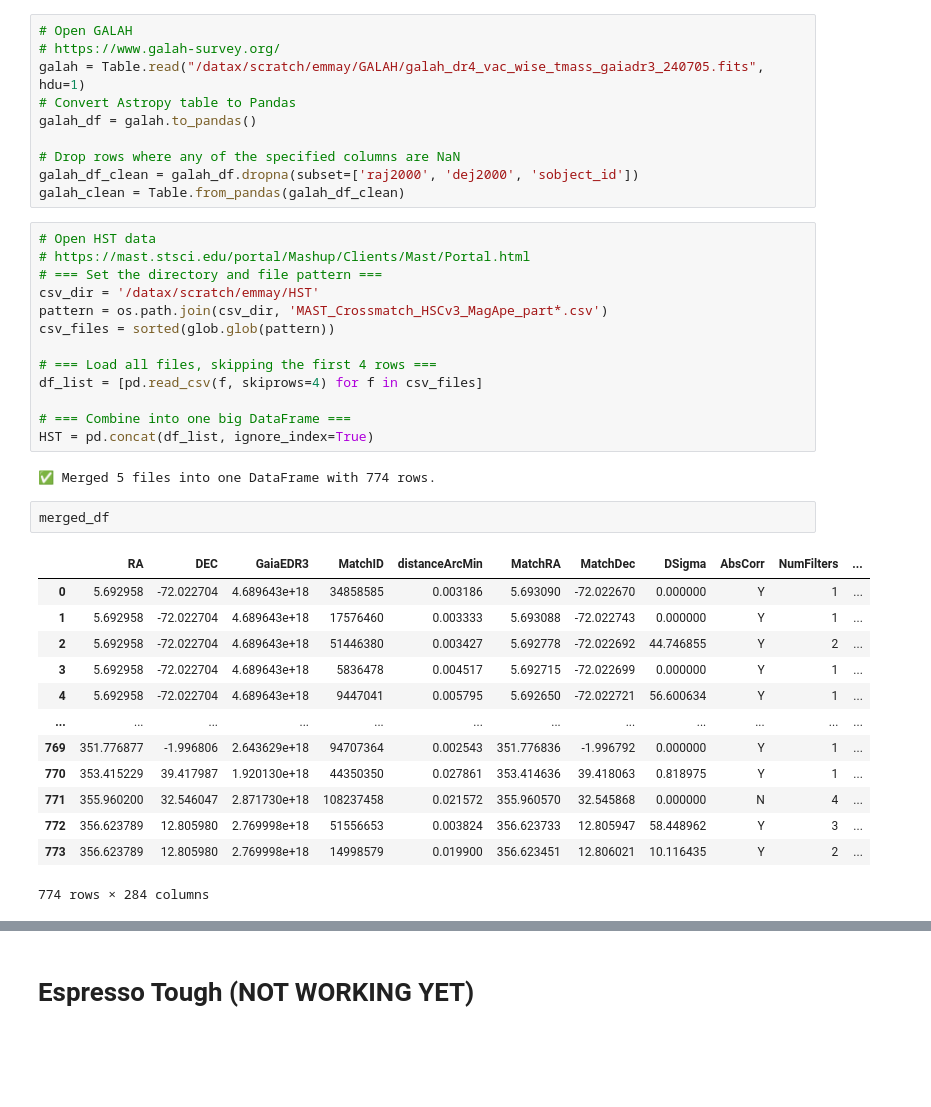
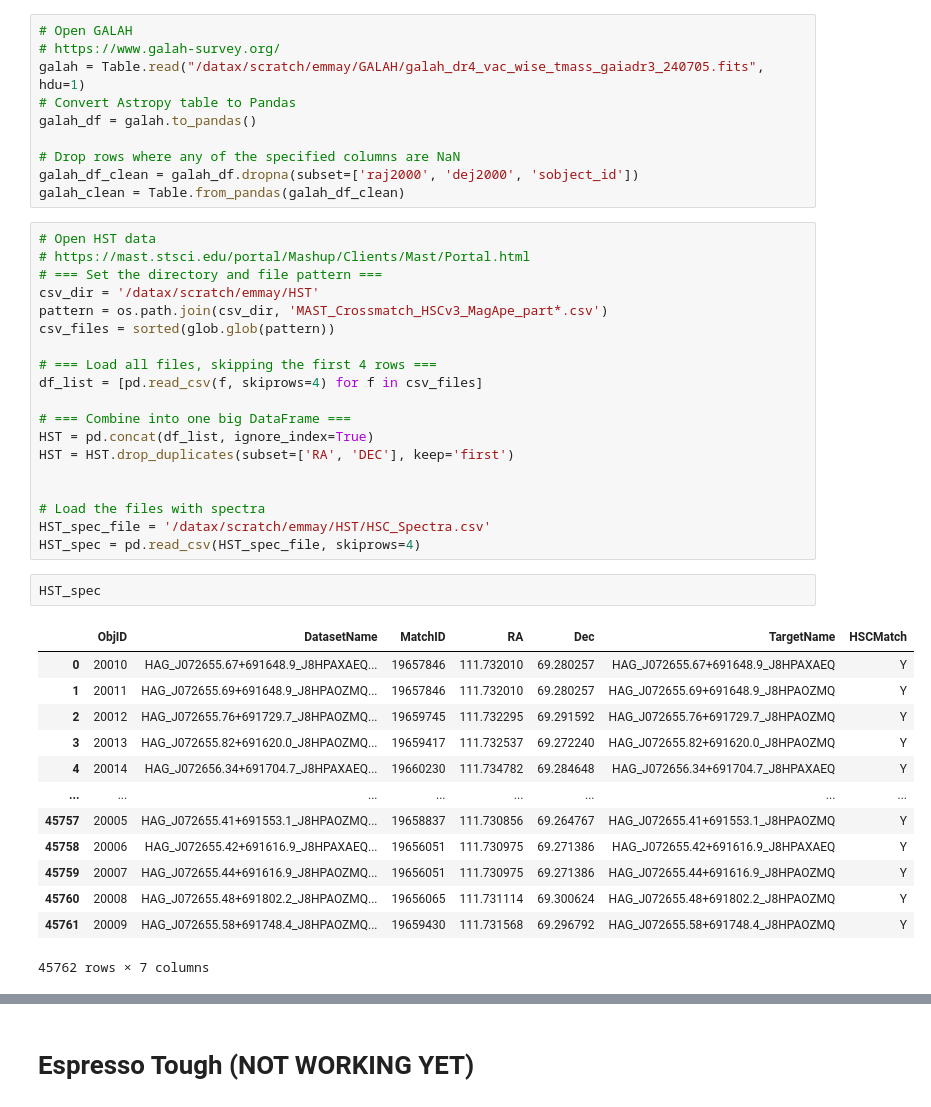
Before and after one commit to eyu22/BL2025, a Jupyter notebook: compile_catalogs.ipynb, the cells around one changed output, grey strips where cells are left out. Cells and saved outputs as stored; diff of their text form; blank space fills up the shorter version.

```diff
--- a/compile_catalogs.ipynb
+++ b/compile_catalogs.ipynb
@@ -170,21 +170,25 @@ df_list = [pd.read_csv(f, skiprows=4) for f in csv_files]
 
 # === Combine into one big DataFrame ===
 HST = pd.concat(df_list, ignore_index=True)
+HST = HST.drop_duplicates(subset=['RA', 'DEC'], keep='first')
+
+
+# Load the files with spectra
+HST_spec_file = '/datax/scratch/emmay/HST/HSC_Spectra.csv'
+HST_spec = pd.read_csv(HST_spec_file, skiprows=4)
-# %% [output]
-✅ Merged 5 files into one DataFrame with 774 rows.
-# %%
-merged_df
-# %% [output]
-|  | RA | DEC | GaiaEDR3 | MatchID | distanceArcMin | MatchRA | MatchDec | DSigma | AbsCorr | NumFilters | ... |
-| 0 | 5.692958 | -72.022704 | 4.689643e+18 | 34858585 | 0.003186 | 5.693090 | -72.022670 | 0.000000 | Y | 1 | ... |
-| 1 | 5.692958 | -72.022704 | 4.689643e+18 | 17576460 | 0.003333 | 5.693088 | -72.022743 | 0.000000 | Y | 1 | ... |
-| 2 | 5.692958 | -72.022704 | 4.689643e+18 | 51446380 | 0.003427 | 5.692778 | -72.022692 | 44.746855 | Y | 2 | ... |
-| 3 | 5.692958 | -72.022704 | 4.689643e+18 | 5836478 | 0.004517 | 5.692715 | -72.022699 | 0.000000 | Y | 1 | ... |
-| 4 | 5.692958 | -72.022704 | 4.689643e+18 | 9447041 | 0.005795 | 5.692650 | -72.022721 | 56.600634 | Y | 1 | ... |
-| ... | ... | ... | ... | ... | ... | ... | ... | ... | ... | ... | ... |
-| 769 | 351.776877 | -1.996806 | 2.643629e+18 | 94707364 | 0.002543 | 351.776836 | -1.996792 | 0.000000 | Y | 1 | ... |
-| 770 | 353.415229 | 39.417987 | 1.920130e+18 | 44350350 | 0.027861 | 353.414636 | 39.418063 | 0.818975 | Y | 1 | ... |
-| 771 | 355.960200 | 32.546047 | 2.871730e+18 | 108237458 | 0.021572 | 355.960570 | 32.545868 | 0.000000 | N | 4 | ... |
-| 772 | 356.623789 | 12.805980 | 2.769998e+18 | 51556653 | 0.003824 | 356.623733 | 12.805947 | 58.448962 | Y | 3 | ... |
-| 773 | 356.623789 | 12.805980 | 2.769998e+18 | 14998579 | 0.019900 | 356.623451 | 12.806021 | 10.116435 | Y | 2 | ... |
-774 rows × 284 columns
+# %%
+HST_spec
+# %% [output]
+|  | ObjID | DatasetName | MatchID | RA | Dec | TargetName | HSCMatch |
+| 0 | 20010 | HAG_J072655.67+691648.9_J8HPAXAEQ... | 19657846 | 111.732010 | 69.280257 | HAG_J072655.67+691648.9_J8HPAXAEQ | Y |
+| 1 | 20011 | HAG_J072655.69+691648.9_J8HPAOZMQ... | 19657846 | 111.732010 | 69.280257 | HAG_J072655.69+691648.9_J8HPAOZMQ | Y |
+| 2 | 20012 | HAG_J072655.76+691729.7_J8HPAOZMQ... | 19659745 | 111.732295 | 69.291592 | HAG_J072655.76+691729.7_J8HPAOZMQ | Y |
+| 3 | 20013 | HAG_J072655.82+691620.0_J8HPAOZMQ... | 19659417 | 111.732537 | 69.272240 | HAG_J072655.82+691620.0_J8HPAOZMQ | Y |
+| 4 | 20014 | HAG_J072656.34+691704.7_J8HPAXAEQ... | 19660230 | 111.734782 | 69.284648 | HAG_J072656.34+691704.7_J8HPAXAEQ | Y |
+| ... | ... | ... | ... | ... | ... | ... | ... |
+| 45757 | 20005 | HAG_J072655.41+691553.1_J8HPAOZMQ... | 19658837 | 111.730856 | 69.264767 | HAG_J072655.41+691553.1_J8HPAOZMQ | Y |
+| 45758 | 20006 | HAG_J072655.42+691616.9_J8HPAXAEQ... | 19656051 | 111.730975 | 69.271386 | HAG_J072655.42+691616.9_J8HPAXAEQ | Y |
+| 45759 | 20007 | HAG_J072655.44+691616.9_J8HPAOZMQ... | 19656051 | 111.730975 | 69.271386 | HAG_J072655.44+691616.9_J8HPAOZMQ | Y |
+| 45760 | 20008 | HAG_J072655.48+691802.2_J8HPAOZMQ... | 19656065 | 111.731114 | 69.300624 | HAG_J072655.48+691802.2_J8HPAOZMQ | Y |
+| 45761 | 20009 | HAG_J072655.58+691748.4_J8HPAOZMQ... | 19659430 | 111.731568 | 69.296792 | HAG_J072655.58+691748.4_J8HPAOZMQ | Y |
+45762 rows × 7 columns
```
Also changed, not shown: parts of 11 cells of this notebook.
